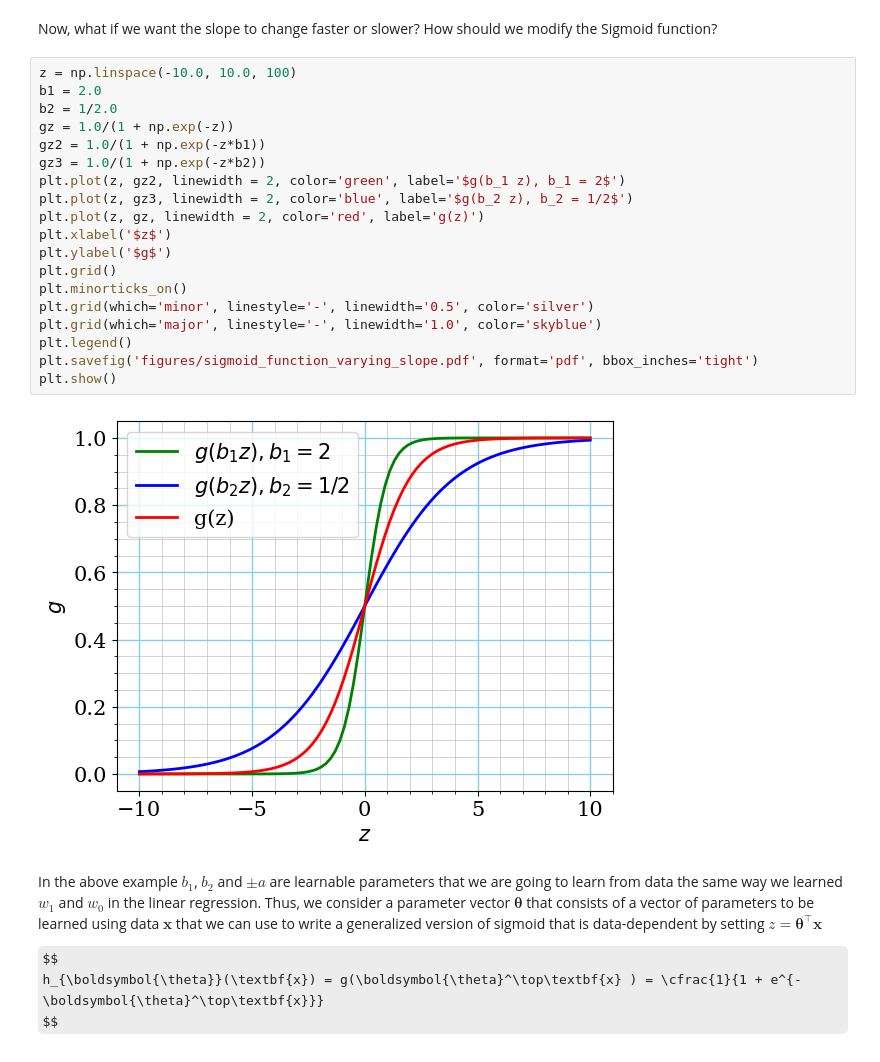
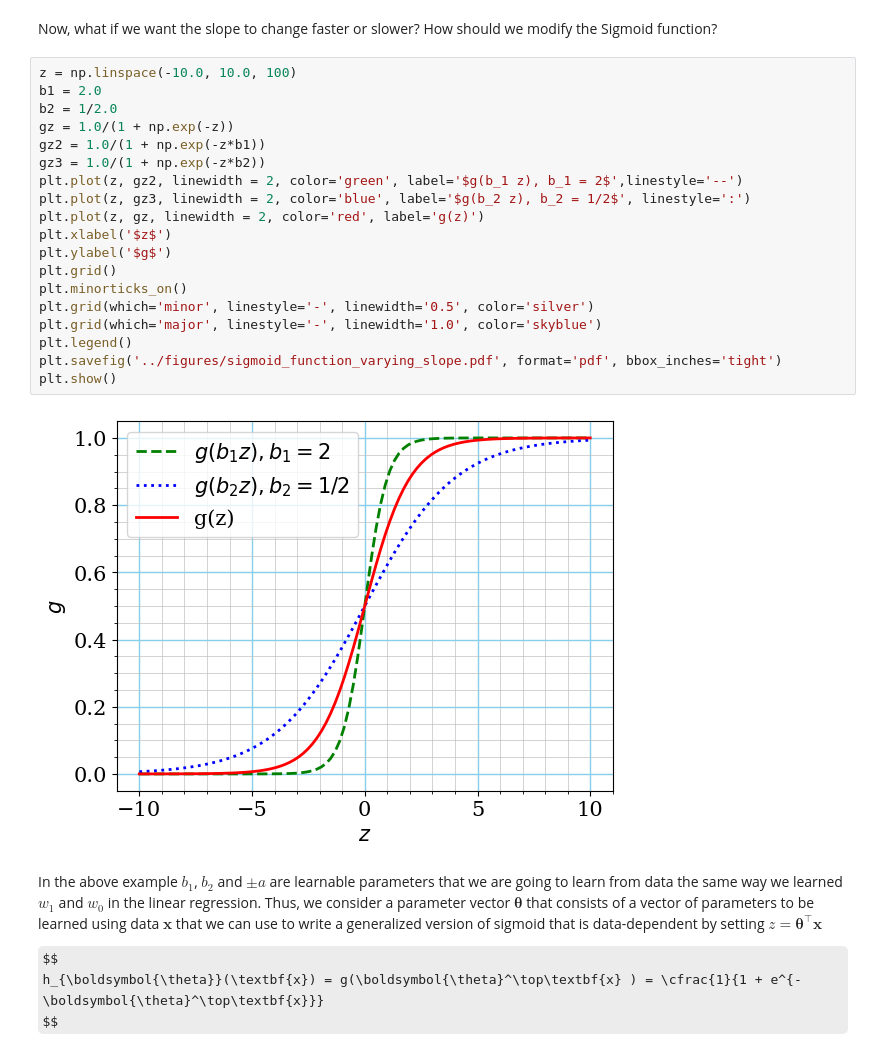
Before and after one commit to rahulbhadani/CPE490_590_Sp2025, a Jupyter notebook: Code/Chapter_08_Logistics_Regression.ipynb, the cells around one changed output. Cells and saved outputs as stored; diff of their text form; some formulas as TeX source.

```diff
--- a/Code/Chapter_08_Logistics_Regression.ipynb
+++ b/Code/Chapter_08_Logistics_Regression.ipynb
@@ -122,24 +116,24 @@ Now, what if we want the slope to change faster or slower? How should we modify
 # %%
 z = np.linspace(-10.0, 10.0, 100)
 b1 = 2.0
 b2 = 1/2.0
 gz = 1.0/(1 + np.exp(-z))
 gz2 = 1.0/(1 + np.exp(-z*b1))
 gz3 = 1.0/(1 + np.exp(-z*b2))
-plt.plot(z, gz2, linewidth = 2, color='green', label='$g(b_1 z), b_1 = 2$')
-plt.plot(z, gz3, linewidth = 2, color='blue', label='$g(b_2 z), b_2 = 1/2$')
+plt.plot(z, gz2, linewidth = 2, color='green', label='$g(b_1 z), b_1 = 2$',linestyle='--')
+plt.plot(z, gz3, linewidth = 2, color='blue', label='$g(b_2 z), b_2 = 1/2$', linestyle=':')
 plt.plot(z, gz, linewidth = 2, color='red', label='g(z)')
 plt.xlabel('$z$')
 plt.ylabel('$g$')
 plt.grid()
 plt.minorticks_on()
 plt.grid(which='minor', linestyle='-', linewidth='0.5', color='silver')
 plt.grid(which='major', linestyle='-', linewidth='1.0', color='skyblue')
 plt.legend()
-plt.savefig('figures/sigmoid_function_varying_slope.pdf', format='pdf', bbox_inches='tight')
+plt.savefig('../figures/sigmoid_function_varying_slope.pdf', format='pdf', bbox_inches='tight')
 plt.show()
 # %% [output]
-[figure, old version]
+[figure, new version]
 # %% [markdown]
 In the above example $b_1$, $b_2$ and $\pm a$ are learnable parameters that we are going to learn from data the same way we learned $w_1$ and $w_0$ in the linear regression.
 Thus, we consider a parameter vector $\boldsymbol{\theta}$ that consists of a vector of parameters to be learned using data $\textbf{x}$ that we can use to write a generalized version of sigmoid that is data-dependent by setting $z = \boldsymbol{\theta}^\top\textbf{x} $
```
Also changed, not shown: parts of 4 cells of this notebook.
